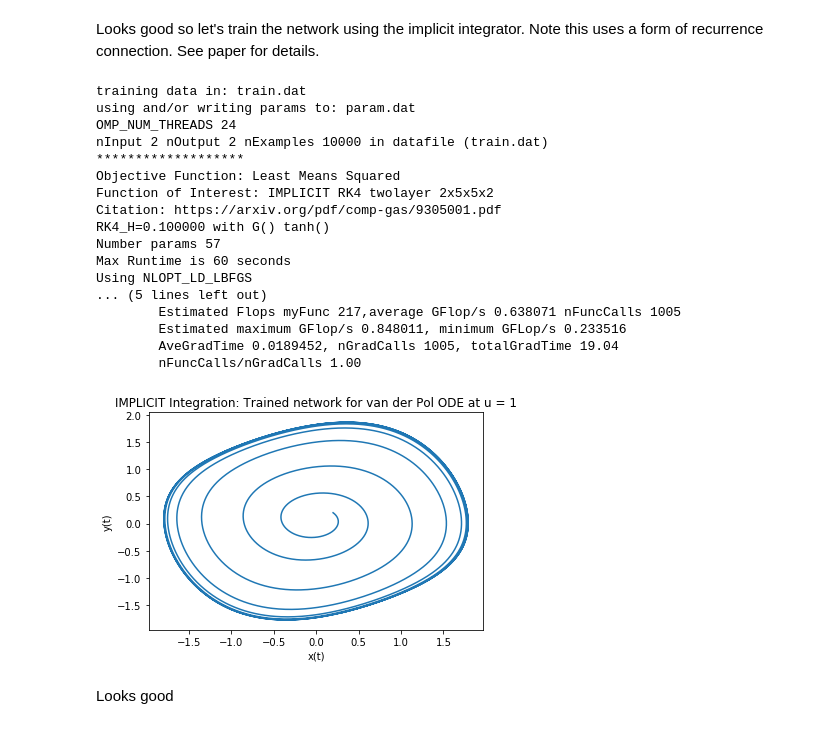
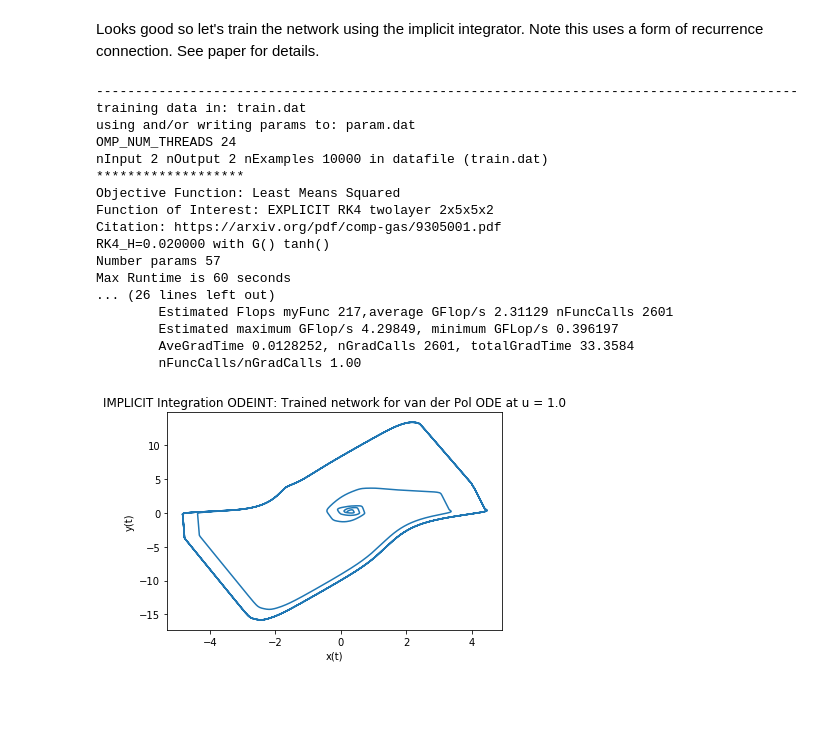
Before and after one commit to rmfarber/farbopt, a Jupyter notebook: examples/RungaKutta/vanderpol.ipynb, the cells around one changed output. Cells and saved outputs as stored; diff of their text form; code cells hidden in the pictures; blank space fills up the shorter version.

```diff
--- a/examples/RungaKutta/vanderpol.ipynb
+++ b/examples/RungaKutta/vanderpol.ipynb
@@ -176,16 +165,6 @@ import struct
 from farbopt import PyPredFcn
 
 from scipy.integrate import odeint
-
-#Settings used in https://arxiv.org/pdf/comp-gas/9305001.pdf
-nSamples=500
-#mu = 1
-#delta = 4.0
-#omega = 1.0
-
-mu = 0.2
-delta = 1.0
-omega = 1.0
 
 def van_der_pol_oscillator_deriv(x, t):
     nx0 = x[1]
@@ -197,7 +176,7 @@ ts = np.linspace(0.0, 50.0, nSamples)
 
 xs = odeint(van_der_pol_oscillator_deriv, [0.2, 0.2], ts)
 
-title('4th order Runge-Kutta Method: EXPLICIT ANN trained on data at u = ' + str(mu)) # set plot title
+title('EXPLICIT NN 4th order Runge-Kutta Method: trained on data at u = ' + str(mu)) # set plot title
 
 plt.plot(xs[:,0], xs[:,1],'r')
 #plt.gca().set_aspect('equal')
@@ -288,0 +191,16 @@ show()
+# %%
+# Simulation parameters
+# Integration time step
+# The number of time steps to integrate over
+#nSamples = 10000
+dt_step = 0.02
+nRecurIters=int(dt/dt_step) # we iterate to the previous dt
+writeImplicitData=1 # keep the previous data set
+
+def ImplicitMethod(x,f,t):
+    x = np.array(x)
+    Yn_1 = np.array(f(x,t))
+    t1 = np.array(f(x,t))
+    for i in range(nRecurIters):
+        Yn_1 = x + dt_step/2. * (t1 + np.array(f(Yn_1,t)))
+    return Yn_1
@@ -302,64 +278,56 @@ output = subprocess.getoutput(['make -j'])
 output = subprocess.getoutput(['sh BUILD.python.module.sh'])
 
 output = subprocess.getoutput(['rm -f param.dat'])
-output = subprocess.getoutput(['./nloptTrain.x -p param.dat -d train.dat -t 60'])
+print("------------------------------------------------------------------------------------------")
+output = subprocess.getoutput(['./nloptTrain.x -p param.dat -d train.dat -t 60 --LN_BOBYQA'])
 print(output)
+print("------------------------------------------------------------------------------------------")
+output = subprocess.getoutput(['./nloptTrain.x -p param.dat -d train.dat -t 60 --LD_TNEWTON_PRECOND_RESTART'])
+print(output)
 # %% [output]
+------------------------------------------------------------------------------------------
 training data in: train.dat
 using and/or writing params to: param.dat
 OMP_NUM_THREADS 24
 nInput 2 nOutput 2 nExamples 10000 in datafile (train.dat)
 *******************
 Objective Function: Least Means Squared
-Function of Interest: IMPLICIT RK4 twolayer 2x5x5x2
+Function of Interest: EXPLICIT RK4 twolayer 2x5x5x2
 Citation: https://arxiv.org/pdf/comp-gas/9305001.pdf
-RK4_H=0.100000 with G() tanh()
+RK4_H=0.020000 with G() tanh()
 Number params 57
 Max Runtime is 60 seconds
-Using NLOPT_LD_LBFGS
-... (5 lines left out)
-        Estimated Flops myFunc 217,average GFlop/s 0.638071 nFuncCalls 1005
-        Estimated maximum GFlop/s 0.848011, minimum GFLop/s 0.233516
-        AveGradTime 0.0189452, nGradCalls 1005, totalGradTime 19.04
+... (26 lines left out)
+        Estimated Flops myFunc 217,average GFlop/s 2.31129 nFuncCalls 2601
+        Estimated maximum GFlop/s 4.29849, minimum GFLop/s 0.396197
+        AveGradTime 0.0128252, nGradCalls 2601, totalGradTime 33.3584
         nFuncCalls/nGradCalls 1.00
 # %%
 # %load viewPredict.py
 import numpy as np
 from pylab import *
 from farbopt import PyPredFcn
 
 from scipy.integrate import odeint
-
-#Settings used in https://arxiv.org/pdf/comp-gas/9305001.pdf
-nSamples=5000
-mu = 1
-delta = 4.0
-omega = 1.0
-
-#mu = 0.2
-#delta = 1.0
-#omega = 1.0
 
 def predicted_rhs(x,t):
     return RHS.predict(x)
 
 def van_der_pol_oscillator_deriv(x, t):
     nx0 = x[1]
     nx1 = -mu * (x[0] ** 2.0 - delta) * x[1] - omega * x[0]
     res = np.array([nx0, nx1])
     return res
 
 ts = np.linspace(0.0, 50.0, nSamples)
 # Setup the parametric plot
 xlabel('x(t)') # set x-axis label
 ylabel('y(t)') # set y-axis label
-title('IMPLICIT Integration: Trained network for van der Pol ODE at u = ' + str(mu)) # set plot title
+title('IMPLICIT Integration ODEINT: Trained network for van der Pol ODE at u = ' + str(mu)) # set plot title
 RHS=PyPredFcn(b'param.dat')
 
 xs = odeint(predicted_rhs, [0.2, 0.2], ts)
 plt.plot(xs[:,0], xs[:,1])
 plt.show()
 # %% [output]
-[figure, old version]
+[figure, new version]
-# %% [markdown]
-Looks good
```
Also changed, not shown: parts of 11 cells of this notebook, 2 other files.
